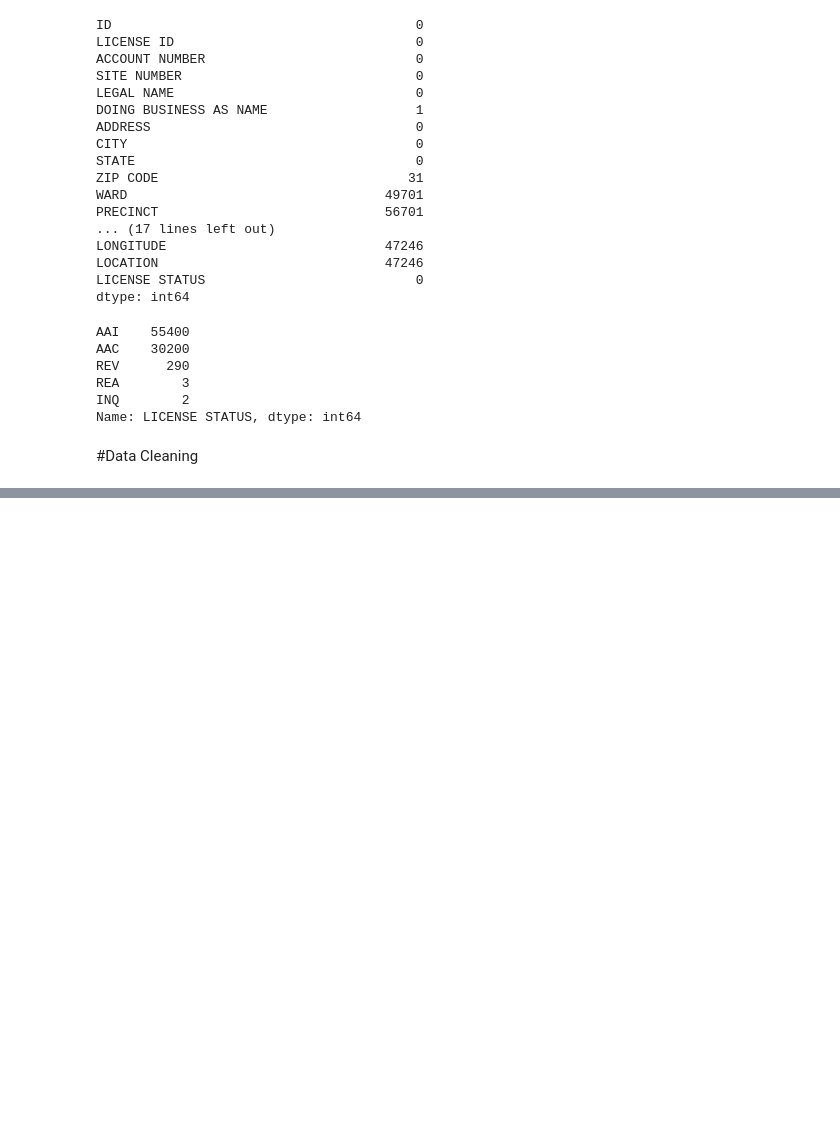
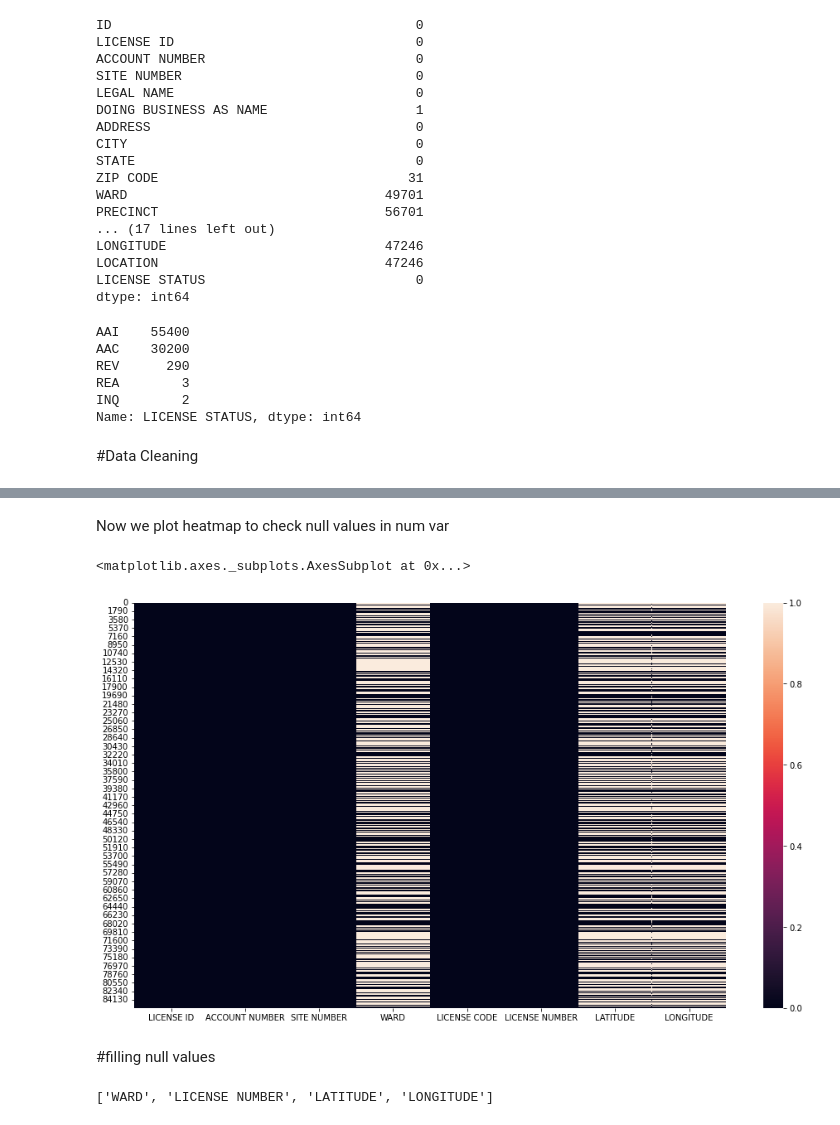
Before and after one commit to olive-green/data-science, a Jupyter notebook: hackathon-1/submission_file.ipynb, the cells around one changed output, grey strips where cells are left out. Drawn from its saved outputs; the diff is of its cells as text; code cells hidden in the pictures; blank space fills up the shorter version.

```diff
--- a/hackathon-1/submission_file.ipynb
+++ b/hackathon-1/submission_file.ipynb
@@ -94,0 +97,3 @@ Name: LICENSE STATUS, dtype: int64
+# %%
+null_val_perc=df.isna().sum()/df.shape[0]*100
+null_val_perc
@@ -94,0 +118,4 @@ Name: LICENSE STATUS, dtype: int64
+# %%
+# delete null columns having perc > 62
+deleted_col=null_val_perc[null_val_perc > 62].keys()
+deleted_col
@@ -94,0 +126,2 @@ Name: LICENSE STATUS, dtype: int64
+# %%
+df=df.drop(columns=deleted_col)
@@ -94,0 +142,4 @@ Name: LICENSE STATUS, dtype: int64
+# %%
+# numeric var
+num_var=df.select_dtypes(include=["int64","float64"])
+num_var.head()
@@ -94,0 +153,2 @@ Name: LICENSE STATUS, dtype: int64
+# %% [markdown]
+Now we plot heatmap to check null values in num var
@@ -94,0 +158,14 @@ Name: LICENSE STATUS, dtype: int64
+# %%
+plt.figure(figsize=(16,9))
+sns.heatmap(num_var.isna())
+# %% [output]
+<matplotlib.axes._subplots.AxesSubplot at 0x...>
+[figure, added]
+# %% [markdown]
+#filling null values
+# %%
+# take out numeric null columns
+num_null_var=[var for var in num_var.columns if num_var[var].isna().sum()>0]
+num_null_var
+# %% [output]
+['WARD', 'LICENSE NUMBER', 'LATITUDE', 'LONGITUDE']
```
Also changed, not shown: parts of 25 cells of this notebook.
